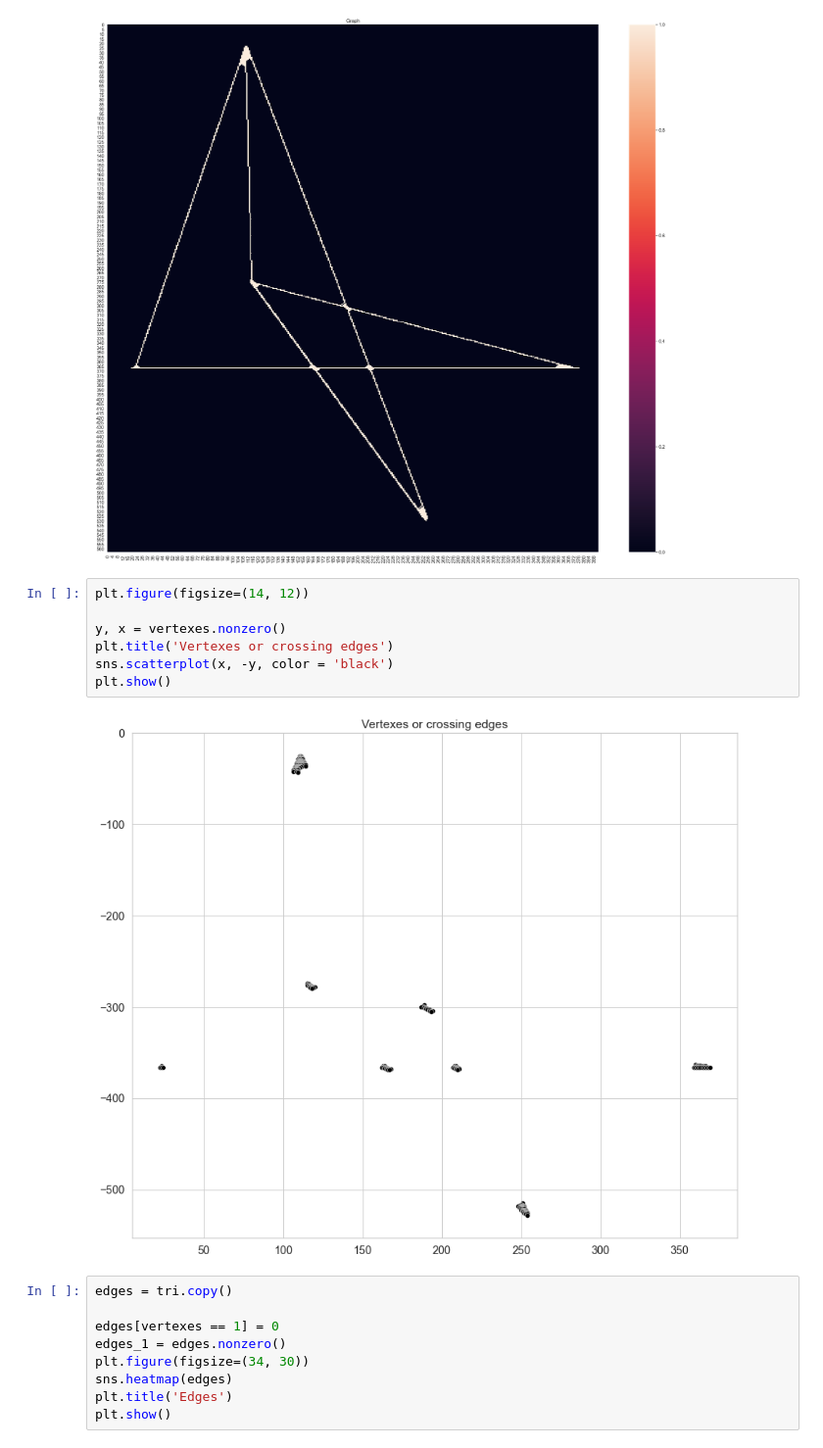
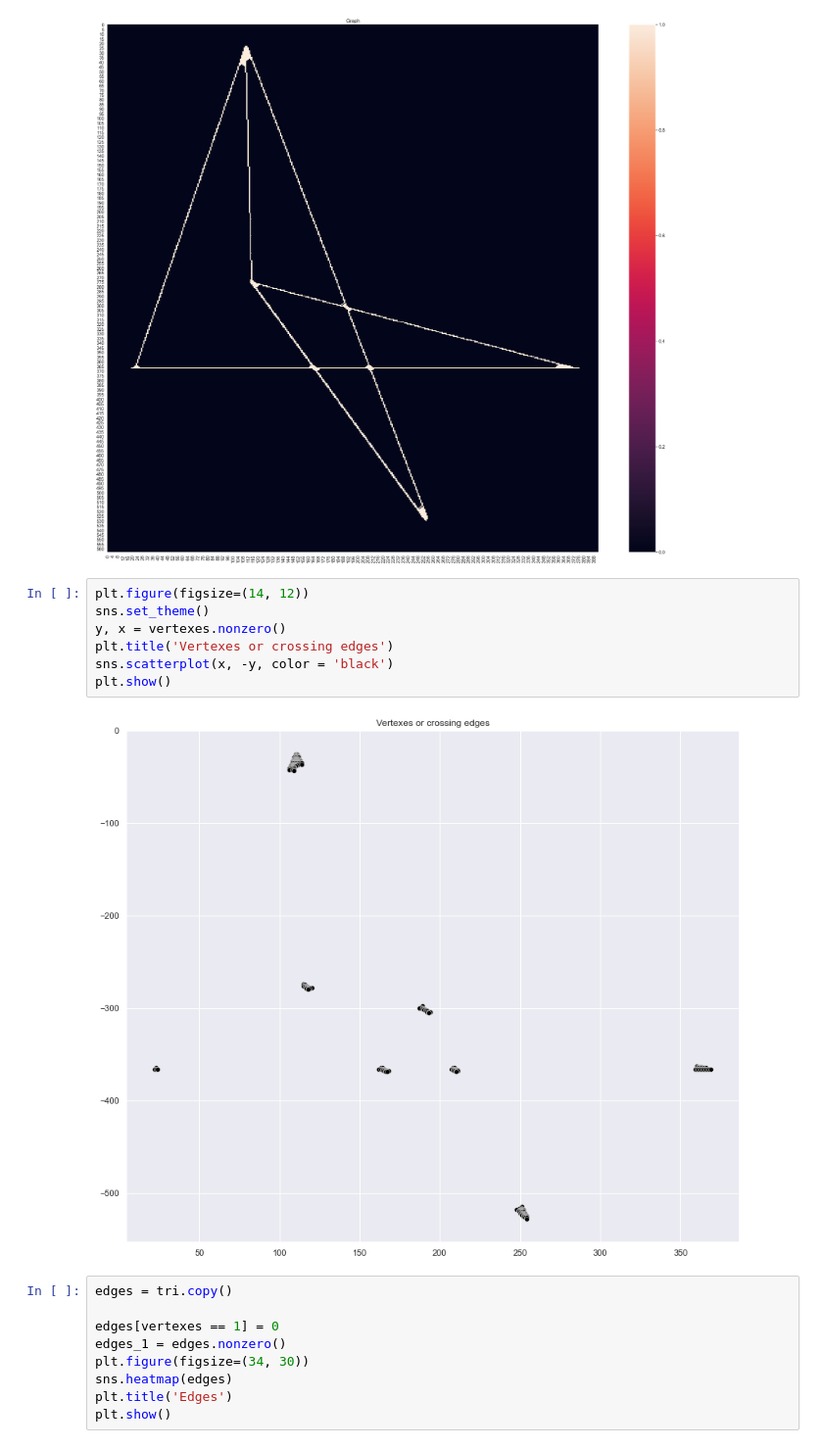
Before and after one commit to btnbrd/kis_practic, a Jupyter notebook: Filin_Andrey_#214.ipynb, the cells around one changed output. Shown at 98% size. Drawn from its saved outputs; the diff is of its cells as text.

```diff
--- a/Filin_Andrey_#214.ipynb
+++ b/Filin_Andrey_#214.ipynb
@@ -84,13 +84,13 @@ plt.show()
 [figure]
 # %%
 plt.figure(figsize=(14, 12))
-
+sns.set_theme()
 y, x = vertexes.nonzero()
 plt.title('Vertexes or crossing edges')
 sns.scatterplot(x, -y, color = 'black')
 plt.show()
 # %% [output]
-[figure, old version]
+[figure, new version]
 # %%
 edges = tri.copy()
 
```
Also changed, not shown: parts of 6 cells of this notebook, 1 other file.
